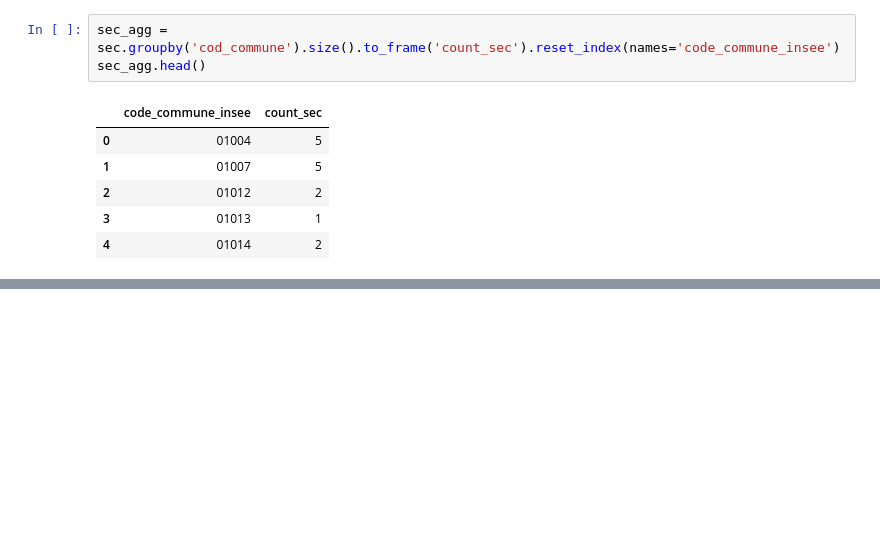
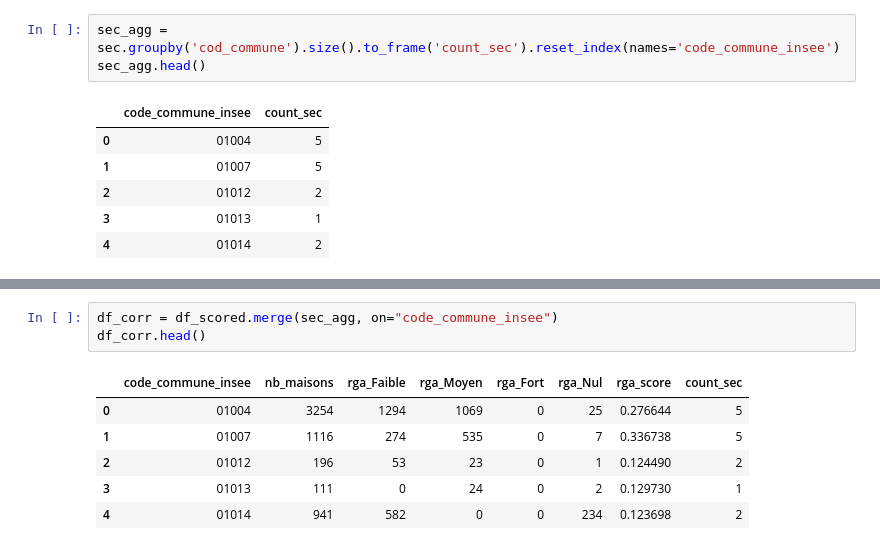
Before and after one commit to dataforgoodfr/14_PrixChangementClimatique, a Jupyter notebook: data/exploration/eda_jacques.ipynb, the cells around one changed output, grey strips where cells are left out. Saved outputs shown, nothing was run; the diff lists cells and outputs as text; blank space fills up the shorter version.

```diff
--- a/data/exploration/eda_jacques.ipynb
+++ b/data/exploration/eda_jacques.ipynb
@@ -498,0 +495,10 @@ df_scored =
+# %%
+df_corr = df_scored.merge(sec_agg, on="code_commune_insee")
+df_corr.head()
+# %% [output]
+|  | code_commune_insee | nb_maisons | rga_Faible | rga_Moyen | rga_Fort | rga_Nul | rga_score | count_sec |
+| 0 | 01004 | 3254 | 1294 | 1069 | 0 | 25 | 0.276644 | 5 |
+| 1 | 01007 | 1116 | 274 | 535 | 0 | 7 | 0.336738 | 5 |
+| 2 | 01012 | 196 | 53 | 23 | 0 | 1 | 0.124490 | 2 |
+| 3 | 01013 | 111 | 0 | 24 | 0 | 2 | 0.129730 | 1 |
+| 4 | 01014 | 941 | 582 | 0 | 0 | 234 | 0.123698 | 2 |
```
Also changed, not shown: parts of 16 cells of this notebook, 12 other files.
